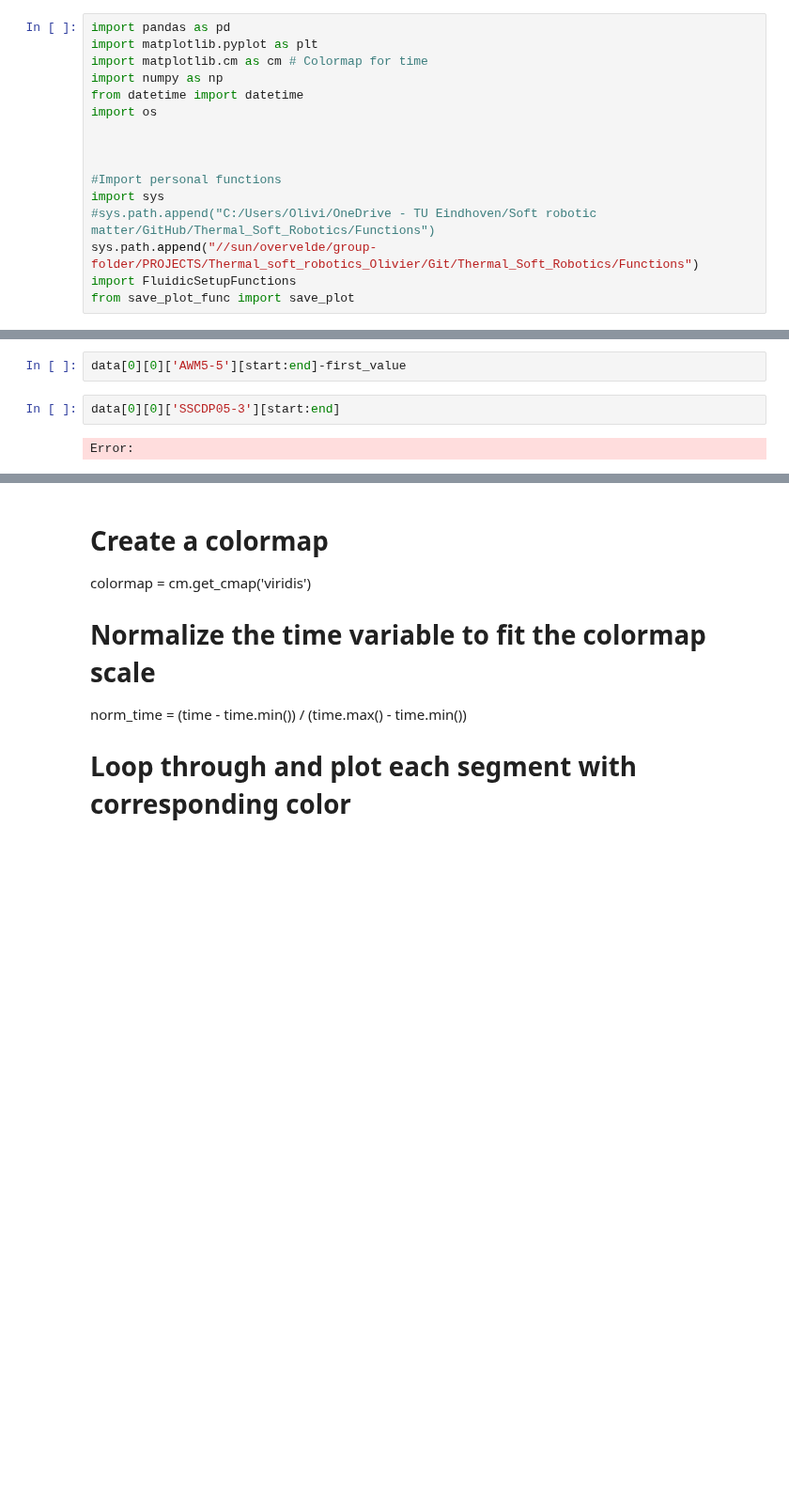
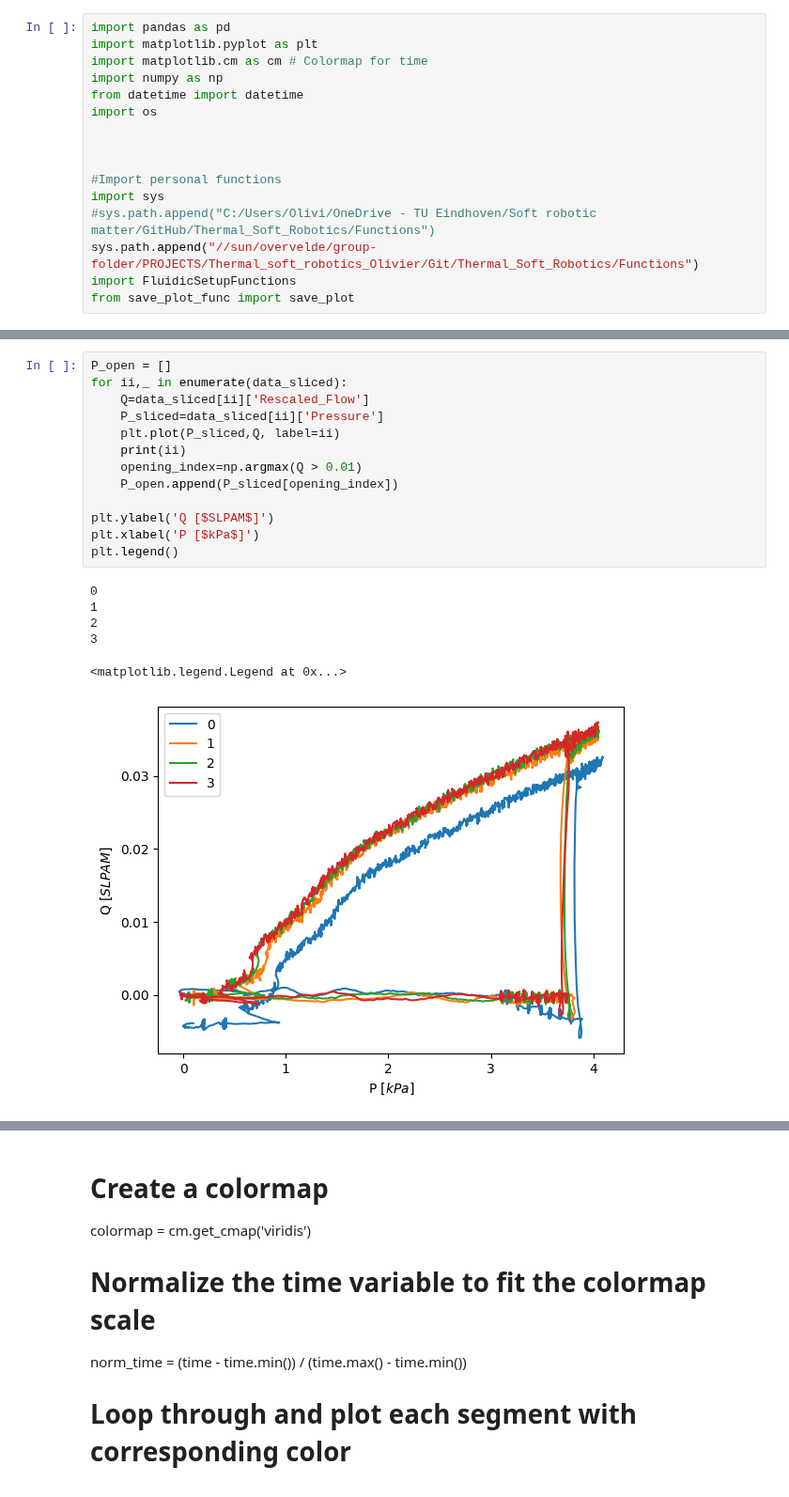
Before and after one commit to Olviel/Thermal_Soft_Robotics, a Jupyter notebook: Thermal_actuation/Experimental/Fluidic/Rothmund_Pressure_release/Valve_leak_test_rothmund_v2.ipynb, the cells around one changed output, grey strips where cells are left out. Shown at 94% size. Drawn from its saved outputs; the diff is of its cells as text; blank space fills up the shorter version.

```diff
--- a/Thermal_actuation/Experimental/Fluidic/Rothmund_Pressure_release/Valve_leak_test_rothmund_v2.ipynb
+++ b/Thermal_actuation/Experimental/Fluidic/Rothmund_Pressure_release/Valve_leak_test_rothmund_v2.ipynb
@@ -123,9 +151,23 @@ while start < len(data[0][0]['DigOut-1']):
 
     start = end + 5  # Move to next segment
     run_count += 1  # Increment run counter
-# %%
-data[0][0]['AWM5-5'][start:end]-first_value
-# %%
-data[0][0]['SSCDP05-3'][start:end]
-# %% [output]
-Error:
+# %%
+P_open = []
+for ii,_ in enumerate(data_sliced):
+    Q=data_sliced[ii]['Rescaled_Flow']
+    P_sliced=data_sliced[ii]['Pressure']
+    plt.plot(P_sliced,Q, label=ii)
+    print(ii)
+    opening_index=np.argmax(Q > 0.01)
+    P_open.append(P_sliced[opening_index])
+
+plt.ylabel('Q [$SLPAM$]')
+plt.xlabel('P [$kPa$]')
+plt.legend()
+# %% [output]
+0
+1
+2
+3
+<matplotlib.legend.Legend at 0x...>
+[figure, added]
```
Also changed, not shown: parts of 6 cells of this notebook.
